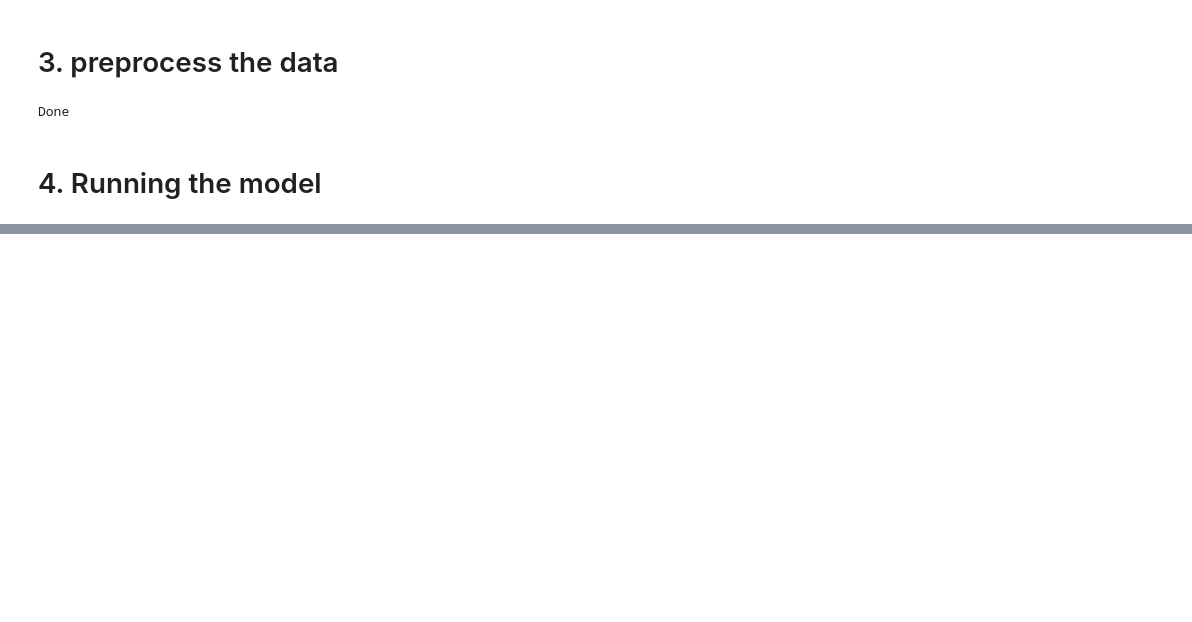
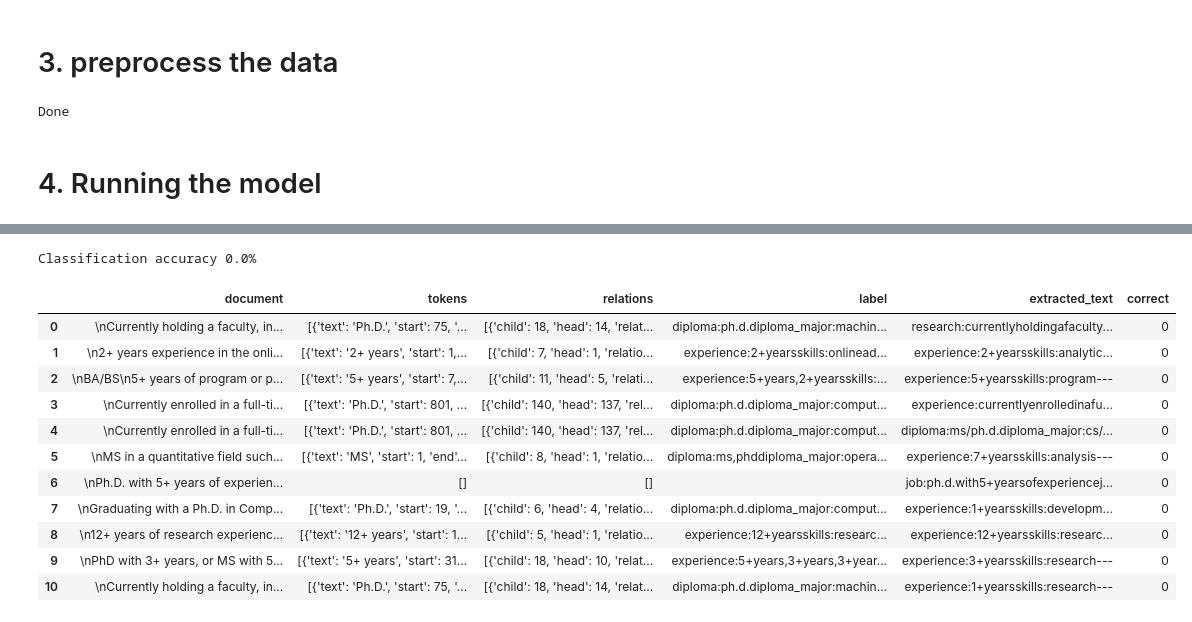
Before and after one commit to degagawolde/in-context-learning, a Jupyter notebook: notebooks/CohereEntityExtract.ipynb, the cells around one changed output, grey strips where cells are left out. Drawn from its saved outputs; the diff is of its cells as text; code cells hidden in the pictures; blank space fills up the shorter version.

```diff
--- a/notebooks/CohereEntityExtract.ipynb
+++ b/notebooks/CohereEntityExtract.ipynb
@@ -92,0 +187,43 @@ Prediction:
+# %%
+def clean_text(x):
+    x = x.strip()
+    x = ''.join(x.split())
+    x = x.lower()
+    return x
+# %%
+from concurrent.futures import ThreadPoolExecutor
+
+extracted = []
+# Run the model to extract the entities
+with ThreadPoolExecutor(max_workers=8) as executor:
+    for i in executor.map(cohereMovieExtractor.extract, test_df['document'].apply(
+            lambda x: "Job: "+x.replace("\n", " ")+'\n\nExtracted Text:').to_list()):
+        extracted.append(str(i).strip())
+# Save results
+test_df['extracted_text'] = extracted
+# %%
+test_df['extracted_text'] = test_df['extracted_text'].apply(clean_text)
+test_df['label'] = test_df['label'].apply(clean_text)
+# %%
+# Compare the label to the extracted text
+test_df['correct'] = ( test_df['label'] == test_df['extracted_text']).astype(int)
+
+# Print the accuracy
+print(f'Classification accuracy {test_df["correct"].mean() *100}%')
+# %% [output]
+Classification accuracy 0.0%
+# %%
+test_df[test_df['correct']==0]
+# %% [output]
+|  | document | tokens | relations | label | extracted_text | correct |
+| 0 | \nCurrently holding a faculty, in... | [{'text': 'Ph.D.', 'start': 75, '... | [{'child': 18, 'head': 14, 'relat... | diploma:ph.d.diploma_major:machin... | research:currentlyholdingafaculty... | 0 |
+| 1 | \n2+ years experience in the onli... | [{'text': '2+ years', 'start': 1,... | [{'child': 7, 'head': 1, 'relatio... | experience:2+yearsskills:onlinead... | experience:2+yearsskills:analytic... | 0 |
+| 2 | \nBA/BS\n5+ years of program or p... | [{'text': '5+ years', 'start': 7,... | [{'child': 11, 'head': 5, 'relati... | experience:5+years,2+yearsskills:... | experience:5+yearsskills:program--- | 0 |
+| 3 | \nCurrently enrolled in a full-ti... | [{'text': 'Ph.D.', 'start': 801, ... | [{'child': 140, 'head': 137, 'rel... | diploma:ph.d.diploma_major:comput... | experience:currentlyenrolledinafu... | 0 |
+| 4 | \nCurrently enrolled in a full-ti... | [{'text': 'Ph.D.', 'start': 801, ... | [{'child': 140, 'head': 137, 'rel... | diploma:ph.d.diploma_major:comput... | diploma:ms/ph.d.diploma_major:cs/... | 0 |
+| 5 | \nMS in a quantitative field such... | [{'text': 'MS', 'start': 1, 'end'... | [{'child': 8, 'head': 1, 'relatio... | diploma:ms,phddiploma_major:opera... | experience:7+yearsskills:analysis--- | 0 |
+| 6 | \nPh.D. with 5+ years of experien... | [] | [] |  | job:ph.d.with5+yearsofexperiencej... | 0 |
+| 7 | \nGraduating with a Ph.D. in Comp... | [{'text': 'Ph.D.', 'start': 19, '... | [{'child': 6, 'head': 4, 'relatio... | diploma:ph.d.diploma_major:comput... | experience:1+yearsskills:developm... | 0 |
+| 8 | \n12+ years of research experienc... | [{'text': '12+ years', 'start': 1... | [{'child': 5, 'head': 1, 'relatio... | experience:12+yearsskills:researc... | experience:12+yearsskills:researc... | 0 |
+| 9 | \nPhD with 3+ years, or MS with 5... | [{'text': '5+ years', 'start': 31... | [{'child': 18, 'head': 10, 'relat... | experience:5+years,3+years,3+year... | experience:3+yearsskills:research--- | 0 |
+| 10 | \nCurrently holding a faculty, in... | [{'text': 'Ph.D.', 'start': 75, '... | [{'child': 18, 'head': 14, 'relat... | diploma:ph.d.diploma_major:machin... | experience:1+yearsskills:research--- | 0 |
```
Also changed, not shown: parts of 16 cells of this notebook, 3 other files.
